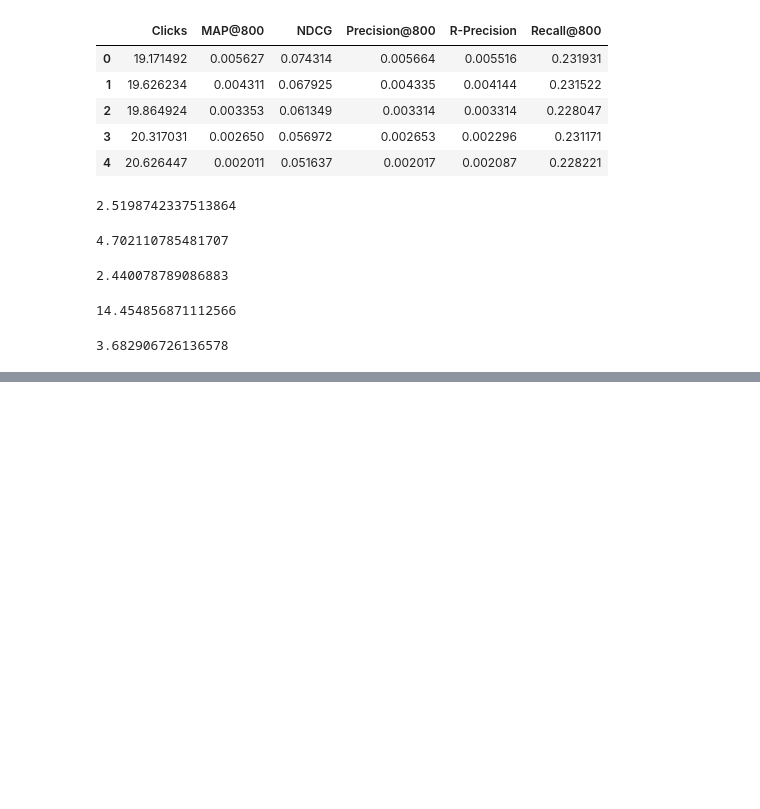
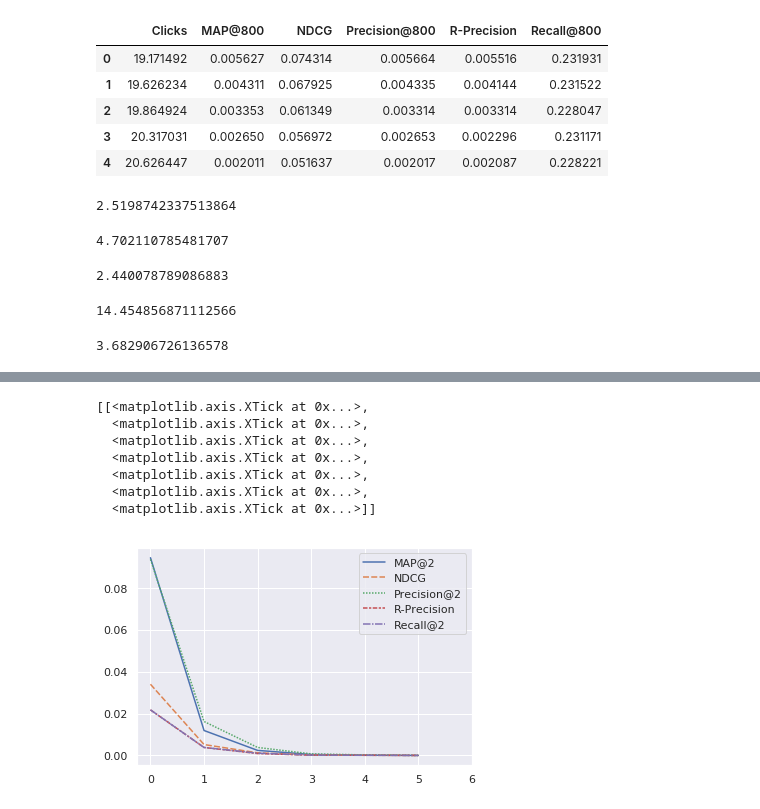
Before and after one commit to wuga214/Q-VAE-Recommendation, a Jupyter notebook: Kai Plot/Plot.ipynb, the cells around one changed output, grey strips where cells are left out. Drawn from its saved outputs; the diff is of its cells as text; code cells hidden in the pictures; blank space fills up the shorter version.

Commit message:
ran some tests and added some plots

```diff
--- a/Kai Plot/Plot.ipynb
+++ b/Kai Plot/Plot.ipynb
@@ -3,6 +3,7 @@ import pandas as pd
 
 random_5_800_df = pd.read_pickle("random_5_800_df")
 entropy_12_800_df = pd.read_pickle("entropy_12_800_df")
+entropy_5_2_df = pd.read_pickle("entropy_5_2_df")
 # %%
 random_5_800_df
 # %% [output]
@@ -128,3 +129,20 @@ Precision@800:(0.013820606261388107, 0.00036972230351024516)
 Clicks:(3.382358787477224, 0.19734634486176747)
 R-Precision:(0.07973299050105692, 0.002663427851492664)
 NDCG:(0.27369153044611366, 0.0037461587044595357)
+# %%
+entropy_5_2_df.columns = ["Clicks", "MAP@2", "NDCG", "Precision@2", "R-Precision", "Recall@2"]
+# entropy_20_20_df_copy = entropy_12_800_df.reset_index()
+entropy_5_2_df_copy = entropy_5_2_df
+# entropy_20_20_df_copy['MAP@20_ci'] = entropy_12_800_df_copy['MAP@20'].apply(lambda x: x[1])
+entropy_5_2_df_copy['MAP@2'] = entropy_5_2_df_copy['MAP@2'].apply(lambda x: x[0])
+# entropy_20_20_df_copy['NDCG_ci'] = entropy_12_800_df_copy['NDCG'].apply(lambda x: x[1])
+entropy_5_2_df_copy['NDCG'] = entropy_5_2_df_copy['NDCG'].apply(lambda x: x[0])
+# entropy_20_20_df_copy['Precision@20_ci'] = entropy_12_800_df_copy['Precision@20'].apply(lambda x: x[1])
+entropy_5_2_df_copy['Precision@2'] = entropy_5_2_df_copy['Precision@2'].apply(lambda x: x[0])
+# entropy_20_20_df_copy['R-Precision_ci'] = entropy_12_800_df_copy['R-Precision'].apply(lambda x: x[1])
+entropy_5_2_df_copy['R-Precision'] = entropy_5_2_df_copy['R-Precision'].apply(lambda x: x[0])
+# entropy_20_20_df_copy['Recall@20_ci'] = entropy_12_800_df_copy['Recall@20'].apply(lambda x: x[1])
+entropy_5_2_df_copy['Recall@2'] = entropy_5_2_df_copy['Recall@2'].apply(lambda x: x[0])
+# entropy_20_20_df_copy['Clicks_ci'] = entropy_12_800_df_copy['Clicks'].apply(lambda x: x[1])
+entropy_5_2_df_copy['Clicks'] = entropy_5_2_df_copy['Clicks'].apply(lambda x: x[0])
+entropy_5_2_df_copy
@@ -130,0 +157,12 @@ NDCG:(0.27369153044611366, 0.0037461587044595357)
+# %%
+ax = sns.lineplot(data=entropy_5_2_df_copy[["MAP@2", "NDCG", "Precision@2", "R-Precision", "Recall@2"]])
+ax.set(xticks=np.arange(0,7,1))
+# %% [output]
+[[<matplotlib.axis.XTick at 0x...>,
+  <matplotlib.axis.XTick at 0x...>,
+  <matplotlib.axis.XTick at 0x...>,
+  <matplotlib.axis.XTick at 0x...>,
+  <matplotlib.axis.XTick at 0x...>,
+  <matplotlib.axis.XTick at 0x...>,
+  <matplotlib.axis.XTick at 0x...>]]
+[figure, added]
```
Also changed, not shown: parts of 22 cells of this notebook, 19 other files.
